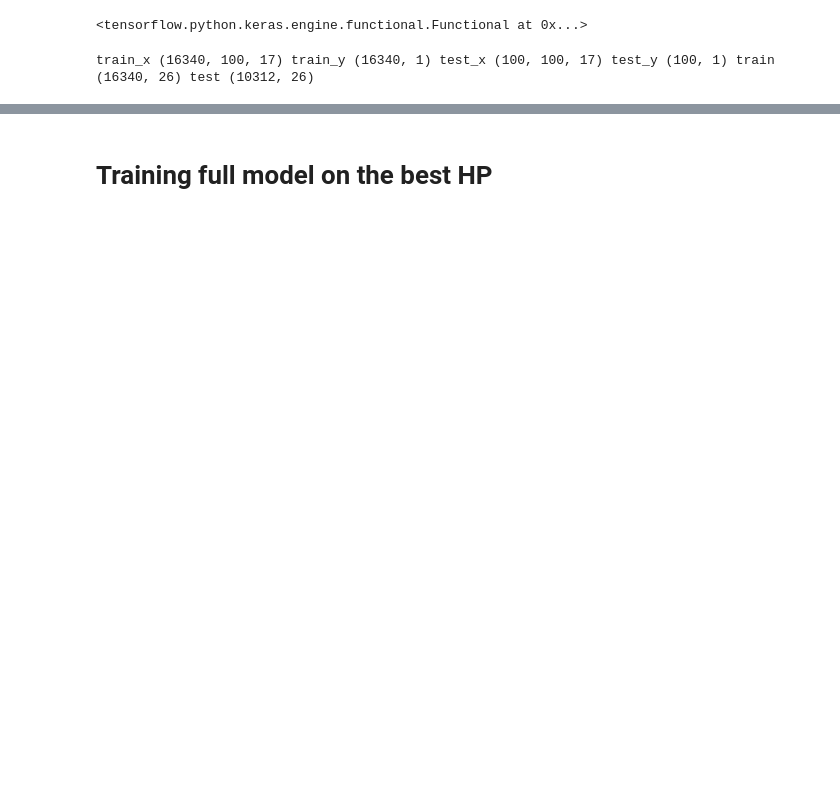
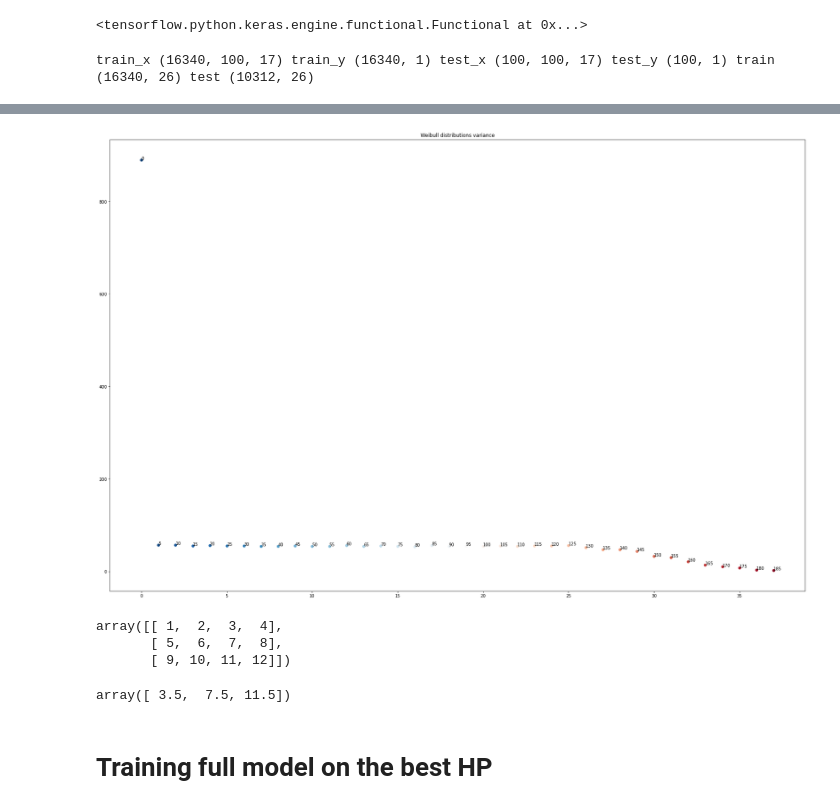
Before and after one commit to MariosKef/RULe, a Jupyter notebook: tests.ipynb, the cells around one changed output, grey strips where cells are left out. Cells and saved outputs as stored; diff of their text form; code cells hidden in the pictures; blank space fills up the shorter version.

```diff
--- a/tests.ipynb
+++ b/tests.ipynb
@@ -453,0 +695,17 @@ test_results_df['T'].unique()
+# %%
+def plot_weibull_variance(results_df):
+
+    plt.figure(figsize=(30,20))
+    palette = sns.color_palette("RdBu_r", results_df.shape[0] + 1)
+    color_dict = dict(enumerate(palette))
+
+    for i, row in enumerate(results_df.iterrows()):
+            alpha=row[1]['mean_alpha']
+            beta = row[1]['mean_beta']
+            color = color_dict[i]
+            variance = weibull_variance(alpha, beta)
+
+            plt.scatter(i, variance, color=color)
+            plt.text(i, variance+0.5, i*5)
+            plt.title('Weibull distributions variance')
+            # plt.legend()
@@ -453,0 +776,4 @@ test_results_df['T'].unique()
+# %%
+plot_weibull_variance(s)
+# %% [output]
+[figure, added]
@@ -454,3 +782,13 @@ test_results_df['T'].unique()
+# %%
+a
+# %% [output]
+array([[ 1,  2,  3,  4],
+       [ 5,  6,  7,  8],
+       [ 9, 10, 11, 12]])
+# %%
+np.mean(a[:,2:], axis=1)
+# %% [output]
+array([ 3.5,  7.5, 11.5])
 # %%
 net_cfg = {"num_rec": 2, "max_time": 25, "neuron_0": 74, "neuron_1": 71, "neuron_2": 78, "neuron_3": 68,
      "activation_0": "tanh", "activation_1": "sigmoid", "activation_2": "sigmoid", "activation_3": "tanh",
```
Also changed, not shown: parts of 73 cells of this notebook.
